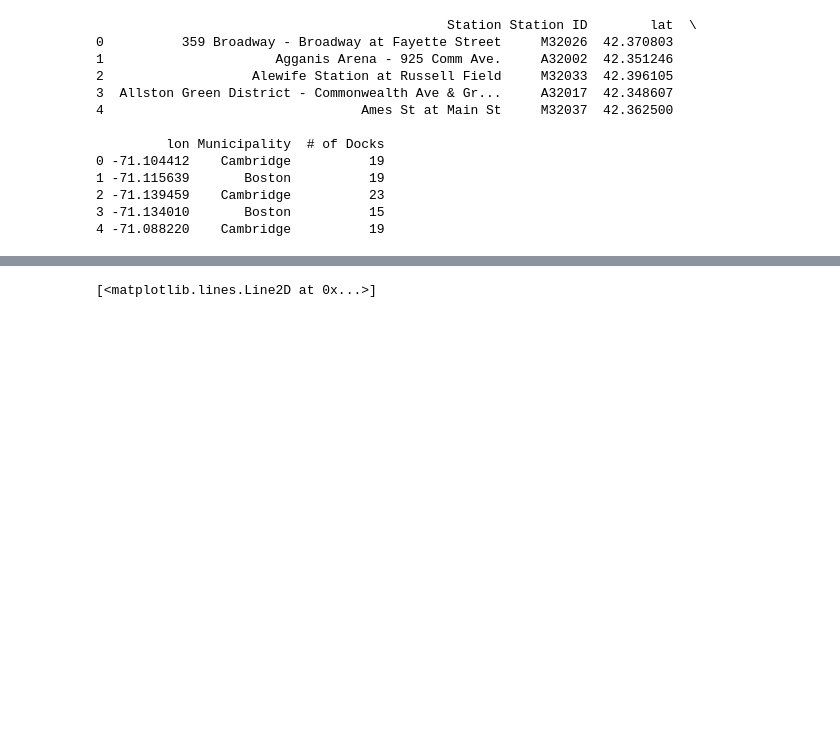
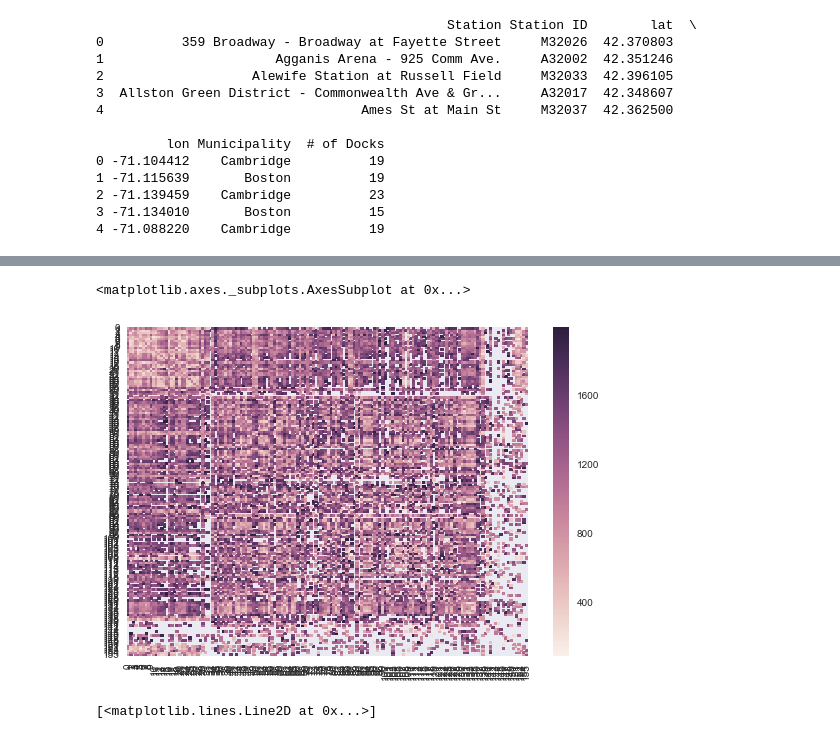
Before and after one commit to mattgiamou/hubway, a Jupyter notebook: hubway/hubway_visualization.ipynb, the cells around one changed output, grey strips where cells are left out. Cells and saved outputs as stored; diff of their text form; code cells hidden in the pictures; blank space fills up the shorter version.

```diff
--- a/hubway/hubway_visualization.ipynb
+++ b/hubway/hubway_visualization.ipynb
@@ -103,3 +114,22 @@ Index(['tripduration', 'starttime', 'stoptime', 'start station id',
+# %%
+## Create matrix of mean inter-station trips (non symmetrical!)
+# print(trips.head(20))
+
+ids = pd.Series.unique(trips['start station id'])
+time_matrix = np.zeros((len(ids), len(ids)))
+
+for idx, a in enumerate(ids):
+    for jdx, b in enumerate(ids):
+        ab = trips[trips['start station id'] == a][trips['end station id'] == b]
+        time_matrix[idx, jdx] = pd.Series.mean(ab[ab['tripduration'] < 2000]['tripduration'])
+
+# ab = trips[trips['start station id'] == 115][trips['end station id'] == 88]
+# sns.distplot(ab[ab['tripduration'] < 2000]['tripduration'])
+
+sns.heatmap(time_matrix)
+# %% [output]
+<matplotlib.axes._subplots.AxesSubplot at 0x...>
+[figure, added]
 # %%
 ## Plot locations with geoplotlib
 # gp.voronoi(stations, line_color='b')
```
Also changed, not shown: parts of 10 cells of this notebook, 1 other file.
